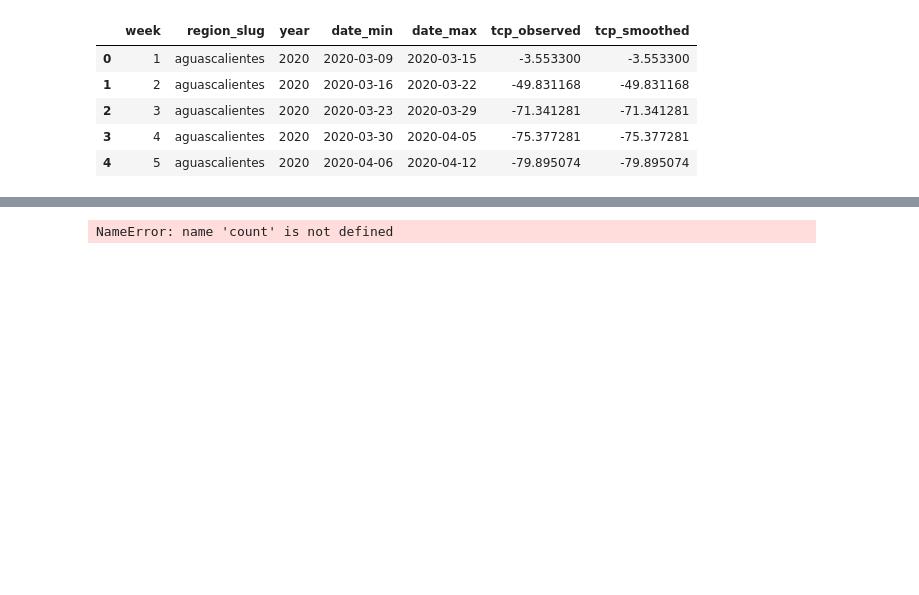
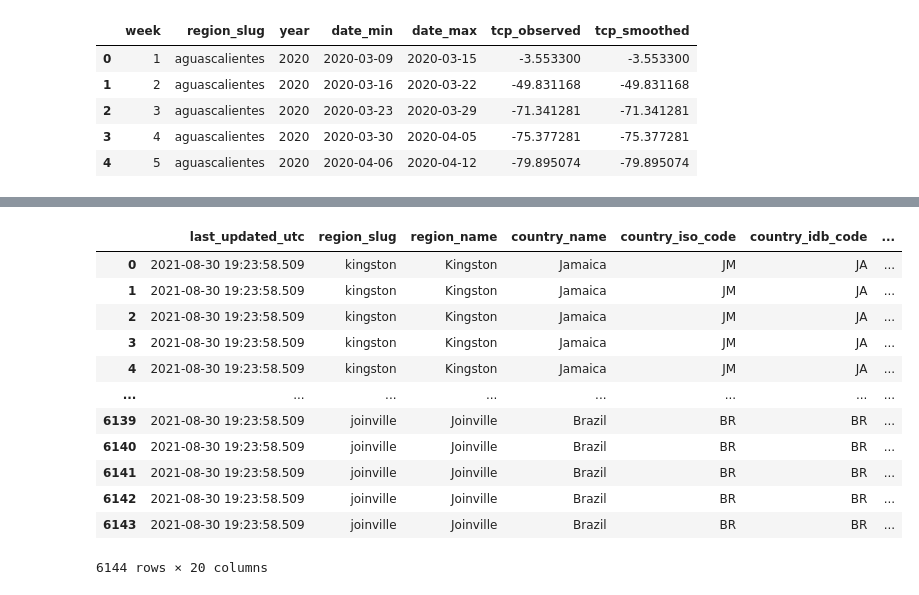
Before and after one commit to EL-BID/IDB-IDB-Invest-Coronavirus-Impact-Dashboard, a Jupyter notebook: notebooks/smooth_ts-toydashboard_data.ipynb, the cells around one changed output, grey strips where cells are left out. Cells and saved outputs as stored; diff of their text form; code cells hidden in the pictures; blank space fills up the shorter version.

```diff
--- a/notebooks/smooth_ts-toydashboard_data.ipynb
+++ b/notebooks/smooth_ts-toydashboard_data.ipynb
@@ -744,4 +742,16 @@ df_weekly.to_csv("/home/soniame/shared/spd-sdv-omitnik-waze/corona/dev/private/d
-# %%
-count > 0
-# %% [output]
-NameError: name 'count' is not defined
+# %%
+df_weekly
+# %% [output]
+|  | last_updated_utc | region_slug | region_name | country_name | country_iso_code | country_idb_code | ... |
+| 0 | 2021-08-30 19:23:58.509 | kingston | Kingston | Jamaica | JM | JA | ... |
+| 1 | 2021-08-30 19:23:58.509 | kingston | Kingston | Jamaica | JM | JA | ... |
+| 2 | 2021-08-30 19:23:58.509 | kingston | Kingston | Jamaica | JM | JA | ... |
+| 3 | 2021-08-30 19:23:58.509 | kingston | Kingston | Jamaica | JM | JA | ... |
+| 4 | 2021-08-30 19:23:58.509 | kingston | Kingston | Jamaica | JM | JA | ... |
+| ... | ... | ... | ... | ... | ... | ... | ... |
+| 6139 | 2021-08-30 19:23:58.509 | joinville | Joinville | Brazil | BR | BR | ... |
+| 6140 | 2021-08-30 19:23:58.509 | joinville | Joinville | Brazil | BR | BR | ... |
+| 6141 | 2021-08-30 19:23:58.509 | joinville | Joinville | Brazil | BR | BR | ... |
+| 6142 | 2021-08-30 19:23:58.509 | joinville | Joinville | Brazil | BR | BR | ... |
+| 6143 | 2021-08-30 19:23:58.509 | joinville | Joinville | Brazil | BR | BR | ... |
+6144 rows × 20 columns
```
Also changed, not shown: parts of 13 cells of this notebook.
